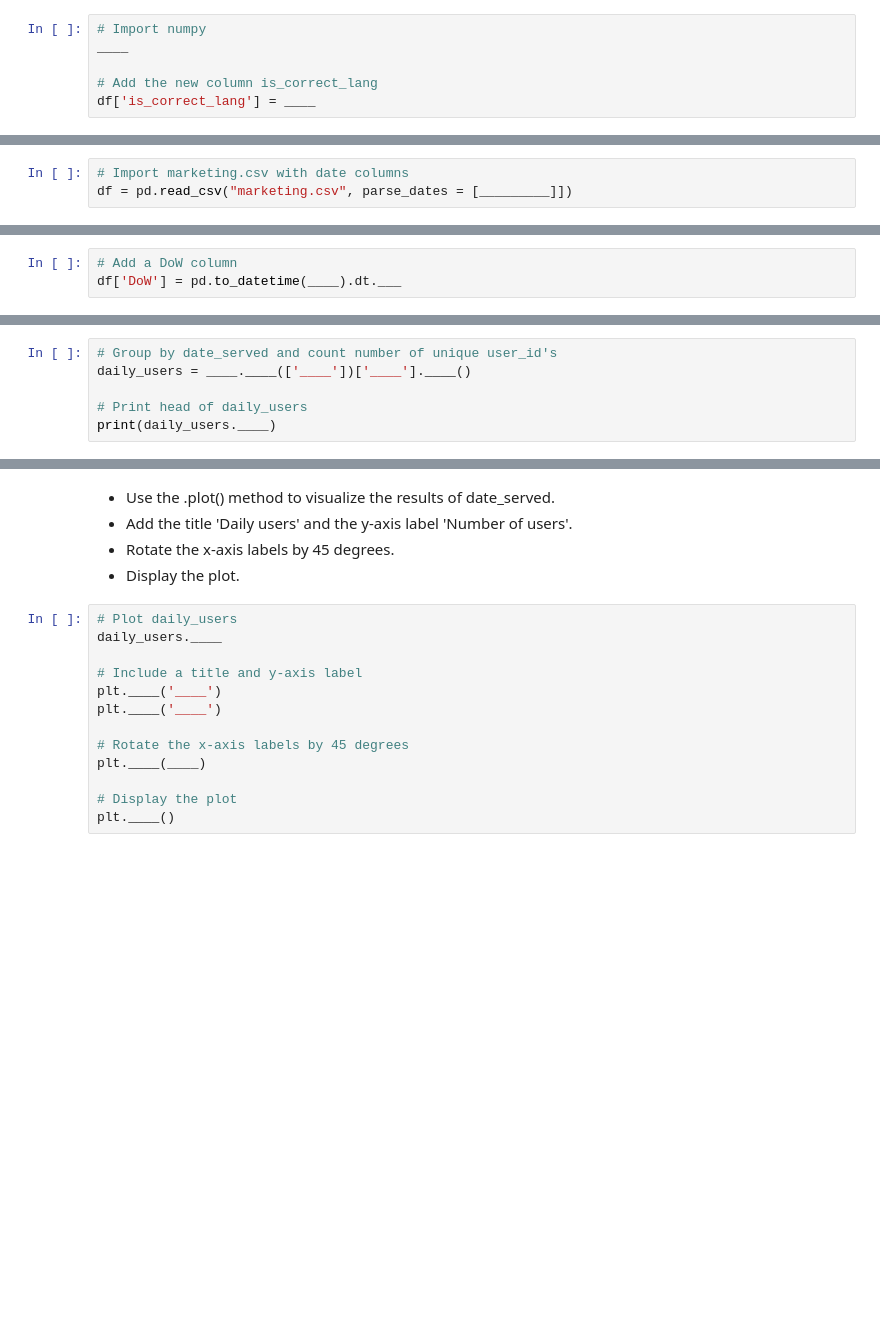
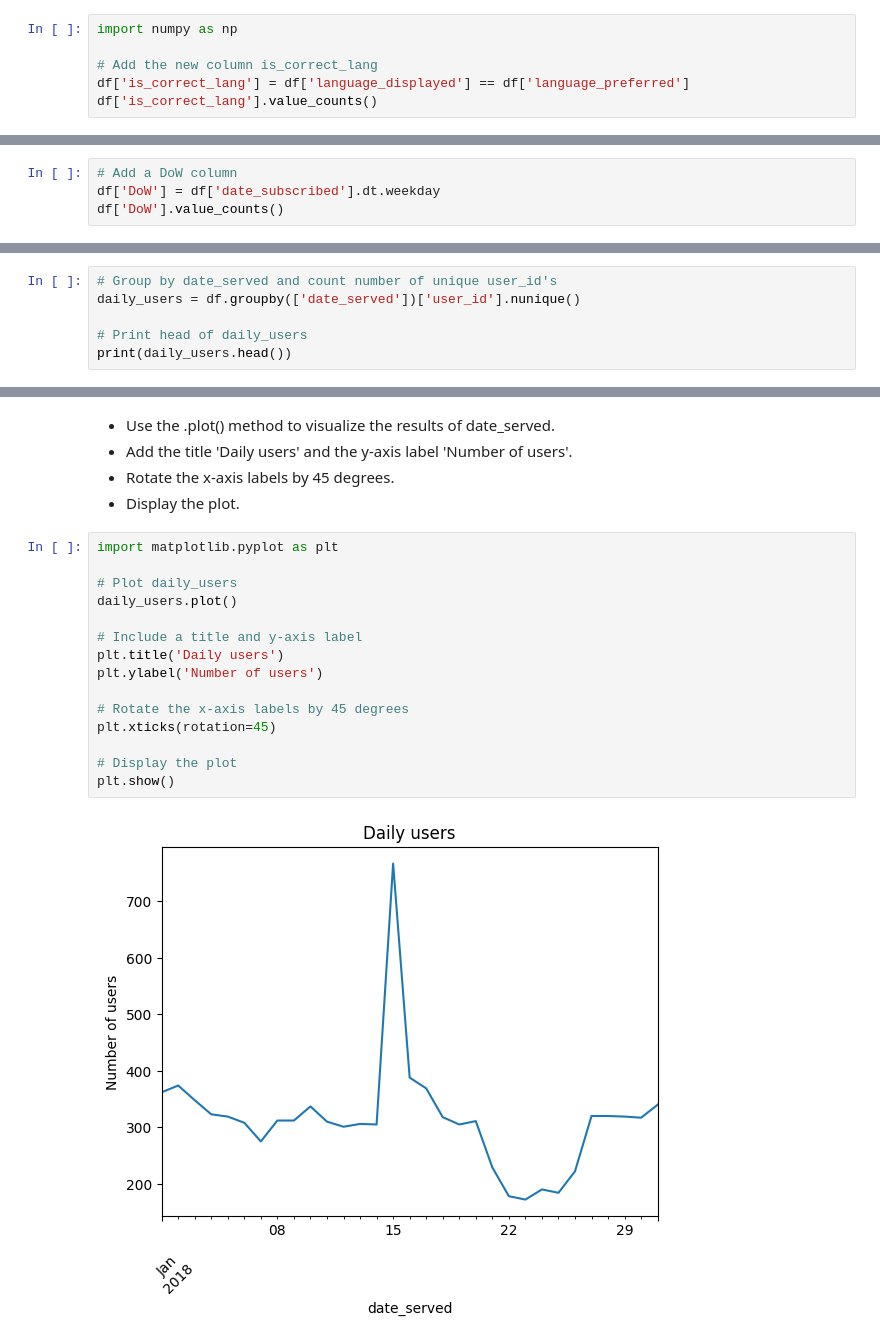
Before and after one commit to Adriano-7/feup-icd, a Jupyter notebook: Class 2/Marketing/Marketing_toComplete.ipynb, the cells around one changed output, grey strips where cells are left out. Cells and saved outputs as stored; diff of their text form; blank space fills up the shorter version.

```diff
--- a/Class 2/Marketing/Marketing_toComplete.ipynb
+++ b/Class 2/Marketing/Marketing_toComplete.ipynb
@@ -172,8 +179,8 @@ print(df.head())
 *  Add a new column, is_correct_lang, which is 'Yes' if the user was shown the ad in their preferred language, 'No' otherwise. You can use the columns 'language_preferred' and 'language_displayed'.
 *  use the np.where() function; this function takes 3 parameters: the test, the first value, the second value. In this case of a boolean test the second and third value are "Yes" and "No"
 # %%
-# Import numpy
-____
+import numpy as np
 
 # Add the new column is_correct_lang
-df['is_correct_lang'] = ____
+df['is_correct_lang'] = df['language_displayed'] == df['language_preferred']
+df['is_correct_lang'].value_counts()
@@ -185,6 +197,3 @@ In this exercise, you will practice reading the CSV with proper date columns and
 # %% [markdown]
 Read the CSV File with parse_dates
 * You can read the CSV file and specify which column should be parsed as dates:
-# %%
-# Import marketing.csv with date columns
-df = pd.read_csv("marketing.csv", parse_dates = [_________]])
@@ -214,4 +225,5 @@ pd.to_datetime(df['date_subscribed']).dt.year
 ....dt.day_name()
 # %%
 # Add a DoW column
-df['DoW'] = pd.to_datetime(____).dt.___
+df['DoW'] = df['date_subscribed'].dt.weekday
+df['DoW'].value_counts()
@@ -245,7 +267,7 @@ You'll use .groupby() and .nunique() to calculate daily users.
 Hint: Make sure 'date_served' is enclosed in brackets [] within your call to .groupby()
 # %%
 # Group by date_served and count number of unique user_id's
-daily_users = ____.____(['____'])['____'].____()
+daily_users = df.groupby(['date_served'])['user_id'].nunique()
 
 # Print head of daily_users
-print(daily_users.____)
+print(daily_users.head())
@@ -258,15 +288,19 @@ In the previous exercise, you created a daily_users DataFrame, which contained t
 * Rotate the x-axis labels by 45 degrees.
 * Display the plot.
 # %%
+import matplotlib.pyplot as plt
+
 # Plot daily_users
-daily_users.____
+daily_users.plot()
 
 # Include a title and y-axis label
-plt.____('____')
-plt.____('____')
+plt.title('Daily users')
+plt.ylabel('Number of users')
 
 # Rotate the x-axis labels by 45 degrees
-plt.____(____)
+plt.xticks(rotation=45)
 
 # Display the plot
-plt.____()
+plt.show()
+# %% [output]
+[figure, added]
```
Also changed, not shown: parts of 5 cells of this notebook, 1 other file.
